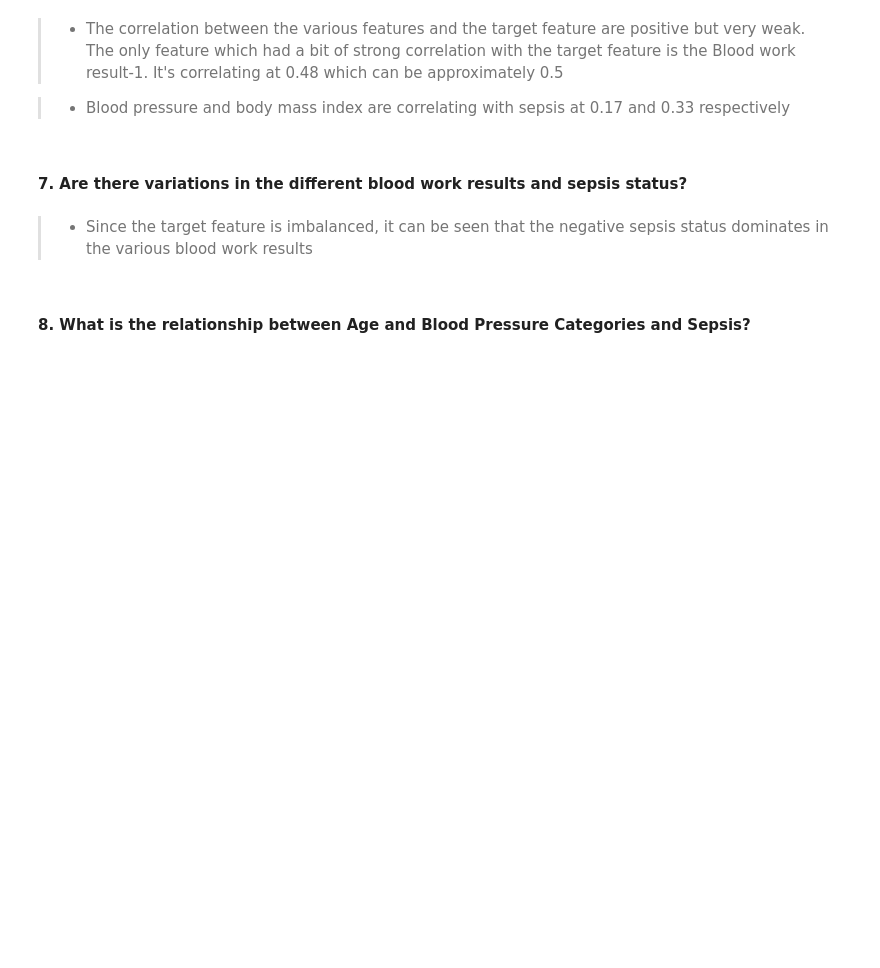
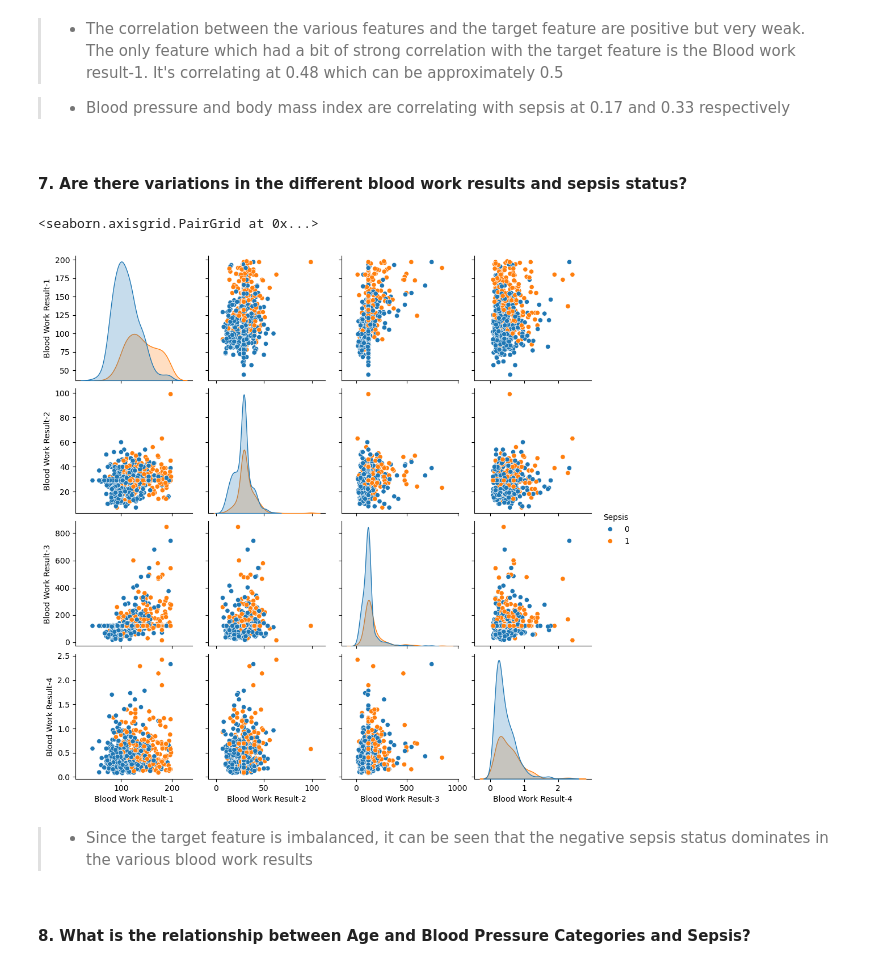
Before and after one commit to acheampongmaa/Sepsis-Prediction-Embedding-ML-into-a-Web-Application, a Jupyter notebook: dev/notebook/Machine Learning Model.ipynb, the cells around one changed output. Cells and saved outputs as stored; diff of their text form; code cells hidden in the pictures; blank space fills up the shorter version.

```diff
--- a/dev/notebook/Machine Learning Model.ipynb
+++ b/dev/notebook/Machine Learning Model.ipynb
@@ -684,7 +808,10 @@ plt.show()
 # %%
 #graphical representation of the various blood results with sepsis status
 blood_results = ['Blood Work Result-1','Blood Work Result-2', 'Blood Work Result-3', 'Blood Work Result-4']
-sns.pairplot(data=train_copy, vars=blood_results, hue='Sepsis')
+sns.pairplot(data=new_df2, vars=blood_results, hue='Sepsis')
+# %% [output]
+<seaborn.axisgrid.PairGrid at 0x...>
+[figure, added]
 # %% [markdown]
 > - Since the target feature is imbalanced, it can be seen that the negative sepsis status dominates in the various blood work results
 # %% [markdown]
```
Also changed, not shown: parts of 39 cells of this notebook.
